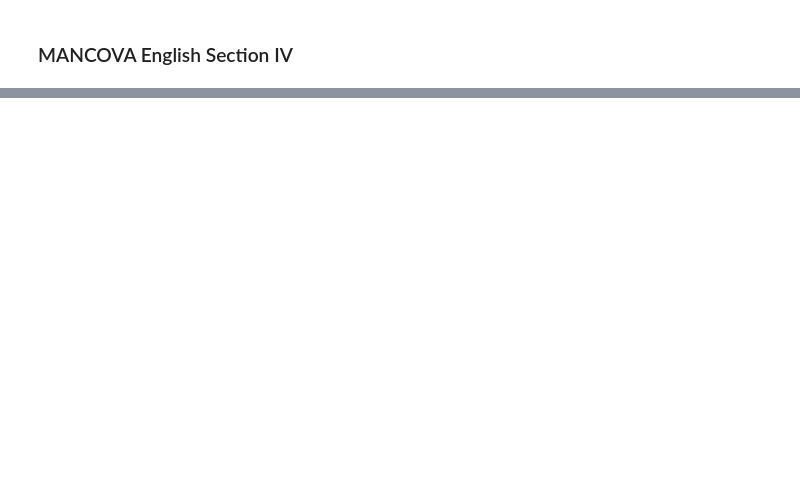
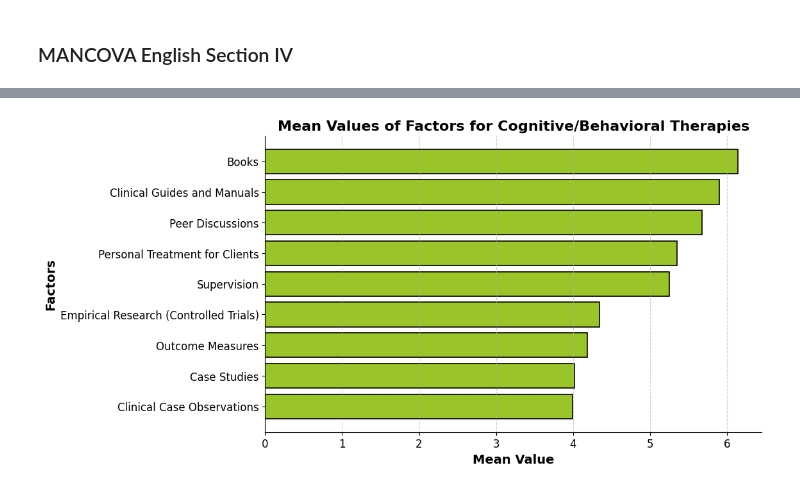
Before and after one commit to Nicobruno92/Psy_ResearchAttitudes, a Jupyter notebook: notebooks/analysis/statistical_analysis.ipynb, the cells around one changed output, grey strips where cells are left out. Cells and saved outputs as stored; diff of their text form; code cells hidden in the pictures; blank space fills up the shorter version.

```diff
--- a/notebooks/analysis/statistical_analysis.ipynb
+++ b/notebooks/analysis/statistical_analysis.ipynb
@@ -811,0 +925,72 @@ plot_section_translated(df_subset_s4, variables_s4, num_cols=3)
+# %%
+# Define relevant columns for mean calculation
+columns_to_analyze = [
+    's3_tratamiento_personal_consultantes',
+    's3_investigacion_empirica_ensayos_controlados',
+    's3_supervision',
+    's3_estudios_de_caso',
+    's3_discusion_pares',
+    's3_libros',
+    's3_observaciones_casos_clinicos',
+    's3_medidas_resultado',
+    's3_guias_manuales_clinicos'
+]
+
+# Filter dataset for "Cognitive/Behavioral Therapies" orientation
+df_cbt = df_subset_s3[df_subset_s3['s1_orientacion_teo'] == 'Terapias Cognitivas/Comportamentales']
+
+# Calculate mean values for selected columns
+df_cbt_means = df_cbt[columns_to_analyze].mean().reset_index()
+df_cbt_means.columns = ['Factor', 'Mean Value']
+
+# Sort values in descending order
+df_cbt_means_sorted = df_cbt_means.sort_values(by='Mean Value', ascending=False)
+
+# Define English translations for the factors
+translations = {
+    's3_tratamiento_personal_consultantes': 'Personal Treatment for Clients',
+    's3_investigacion_empirica_ensayos_controlados': 'Empirical Research (Controlled Trials)',
+    's3_supervision': 'Supervision',
+    's3_estudios_de_caso': 'Case Studies',
+    's3_discusion_pares': 'Peer Discussions',
+    's3_libros': 'Books',
+    's3_observaciones_casos_clinicos': 'Clinical Case Observations',
+    's3_medidas_resultado': 'Outcome Measures',
+    's3_guias_manuales_clinicos': 'Clinical Guides and Manuals'
+}
+
+# Apply translations
+df_cbt_means_sorted['Factor'] = df_cbt_means_sorted['Factor'].map(translations)
+
+# Define custom color
+green = "#9AC529"
+
+# Create figure
+fig, ax = plt.subplots(figsize=(10, 6))
+
+# Plot bars
+ax.barh(df_cbt_means_sorted['Factor'], df_cbt_means_sorted['Mean Value'], color=green, edgecolor='black', linewidth=1.2)
+
+# Labels and title with a more scientific format
+ax.set_xlabel('Mean Value', fontsize=14, fontweight='bold')
+ax.set_ylabel('Factors', fontsize=14, fontweight='bold')
+ax.set_title('Mean Values of Factors for Cognitive/Behavioral Therapies', fontsize=16, fontweight='bold')
+
+# Invert y-axis for better readability
+ax.invert_yaxis()
+
+# Add grid with a professional look
+ax.xaxis.grid(True, linestyle='--', alpha=0.6, linewidth=0.8)
+ax.yaxis.grid(False)  # Avoid clutter on y-axis
+
+# Remove unnecessary spines for a cleaner look
+ax.spines['top'].set_visible(False)
+ax.spines['right'].set_visible(False)
+
+# Adjust tick labels for clarity
+ax.tick_params(axis='both', which='major', labelsize=12)
+
+# Show the final refined plot
+plt.show()
+# %% [output]
+[figure, added]
```
Also changed, not shown: parts of 23 cells of this notebook, 2 other files.
